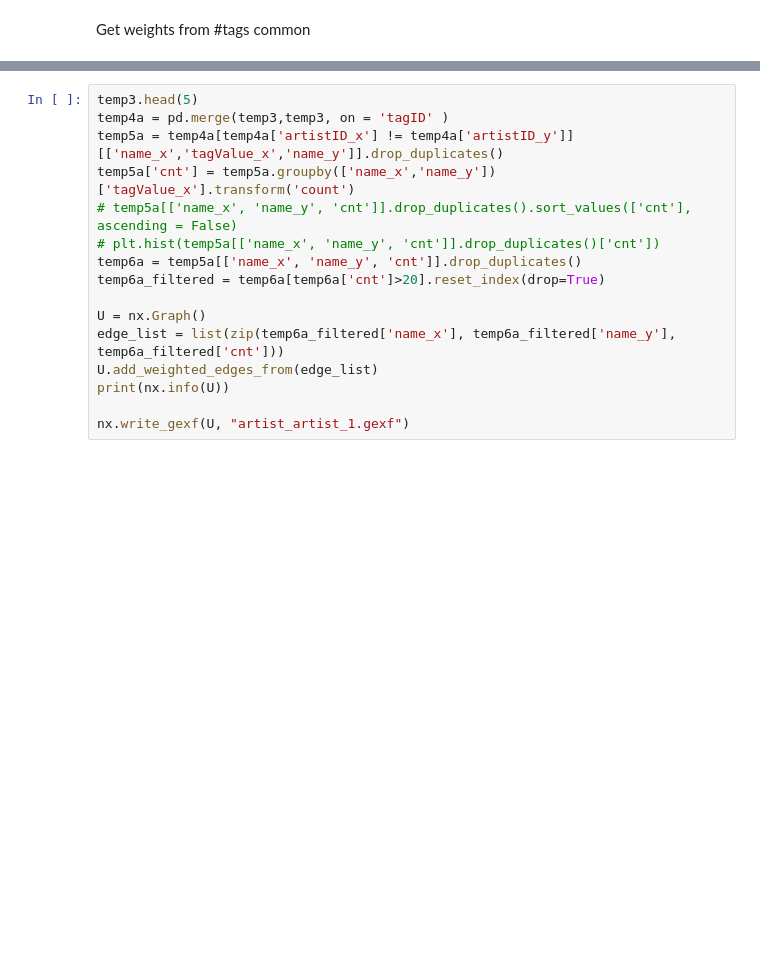
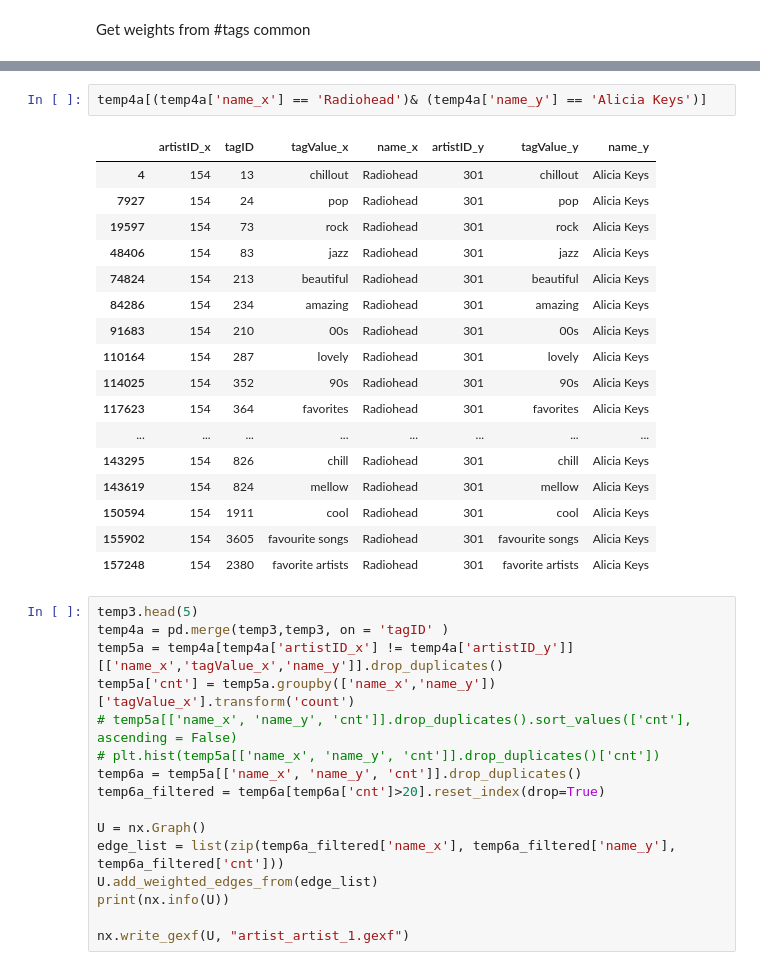
Before and after one commit to arunavsk/Network-Science-I606, a Jupyter notebook: notebooks/Data Processing and EDA.ipynb, the cells around one changed output, grey strips where cells are left out. Saved outputs shown, nothing was run; the diff lists cells and outputs as text; blank space fills up the shorter version.

```diff
--- a/Data Processing and EDA.ipynb
+++ b/notebooks/Data Processing and EDA.ipynb
@@ -44,3 +80,23 @@ Get weights from #tags common
+# %%
+temp4a[(temp4a['name_x'] == 'Radiohead')& (temp4a['name_y'] == 'Alicia Keys')]
+# %% [output]
+|  | artistID_x | tagID | tagValue_x | name_x | artistID_y | tagValue_y | name_y |
+| 4 | 154 | 13 | chillout | Radiohead | 301 | chillout | Alicia Keys |
+| 7927 | 154 | 24 | pop | Radiohead | 301 | pop | Alicia Keys |
+| 19597 | 154 | 73 | rock | Radiohead | 301 | rock | Alicia Keys |
+| 48406 | 154 | 83 | jazz | Radiohead | 301 | jazz | Alicia Keys |
+| 74824 | 154 | 213 | beautiful | Radiohead | 301 | beautiful | Alicia Keys |
+| 84286 | 154 | 234 | amazing | Radiohead | 301 | amazing | Alicia Keys |
+| 91683 | 154 | 210 | 00s | Radiohead | 301 | 00s | Alicia Keys |
+| 110164 | 154 | 287 | lovely | Radiohead | 301 | lovely | Alicia Keys |
+| 114025 | 154 | 352 | 90s | Radiohead | 301 | 90s | Alicia Keys |
+| 117623 | 154 | 364 | favorites | Radiohead | 301 | favorites | Alicia Keys |
+| ... | ... | ... | ... | ... | ... | ... | ... |
+| 143295 | 154 | 826 | chill | Radiohead | 301 | chill | Alicia Keys |
+| 143619 | 154 | 824 | mellow | Radiohead | 301 | mellow | Alicia Keys |
+| 150594 | 154 | 1911 | cool | Radiohead | 301 | cool | Alicia Keys |
+| 155902 | 154 | 3605 | favourite songs | Radiohead | 301 | favourite songs | Alicia Keys |
+| 157248 | 154 | 2380 | favorite artists | Radiohead | 301 | favorite artists | Alicia Keys |
 # %%
 temp3.head(5)
 temp4a = pd.merge(temp3,temp3, on = 'tagID' )
```
Also changed, not shown: parts of 13 cells of this notebook, 17 other files.
